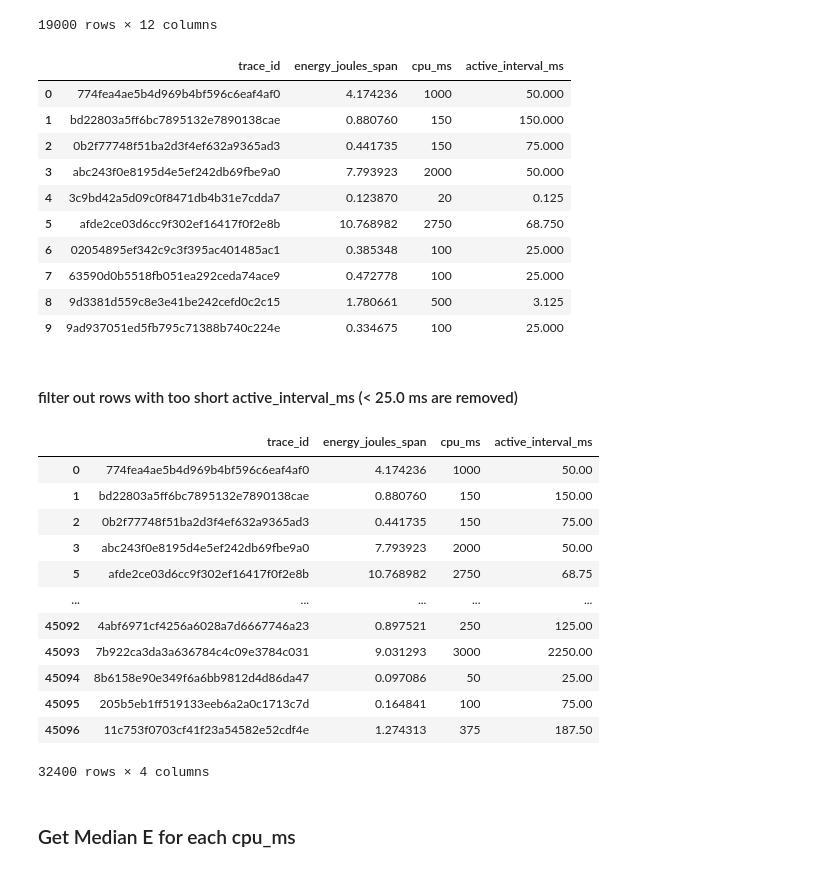
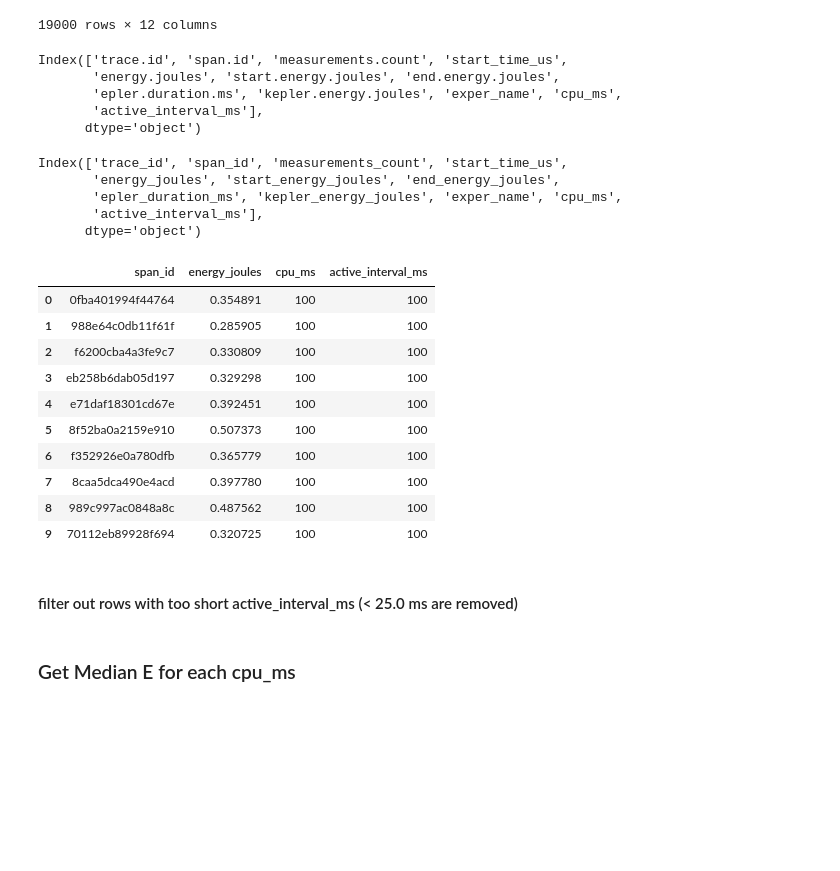
Before and after one commit to tedscott/SideProjects, a Jupyter notebook: E2EGHG/ReCalibrationTests.ipynb, the cells around one changed output. Saved outputs shown, nothing was run; the diff lists cells and outputs as text; code cells hidden in the pictures; blank space fills up the shorter version.

```diff
--- a/E2EGHG/ReCalibrationTests.ipynb
+++ b/E2EGHG/ReCalibrationTests.ipynb
@@ -42,46 +42,46 @@ df_spans_500
 | 18998 | cdef1565e8c225e2c2a6d65710ff0cd8 | 3fd4bd202eff1ccf | 8 | 1774517424573234 | 1.879143 | 3773.554981 | ... |
 | 18999 | ce2cd3047f128d8b2f54882f98b0caea | 69b50186893a36fa | 8 | 1774517325028395 | 1.979366 | 3562.828389 | ... |
 19000 rows × 12 columns
+# %%
+df_spans_500.columns
+# %% [output]
+Index(['trace.id', 'span.id', 'measurements.count', 'start_time_us',
+       'energy.joules', 'start.energy.joules', 'end.energy.joules',
+       'epler.duration.ms', 'kepler.energy.joules', 'exper_name', 'cpu_ms',
+       'active_interval_ms'],
+      dtype='object')
+# %%
+# replace . with _ in column names
+df_spans_500.columns = df_spans_500.columns.str.replace('.', '_')
+df_spans_500.columns
+# %% [output]
+Index(['trace_id', 'span_id', 'measurements_count', 'start_time_us',
+       'energy_joules', 'start_energy_joules', 'end_energy_joules',
+       'epler_duration_ms', 'kepler_energy_joules', 'exper_name', 'cpu_ms',
+       'active_interval_ms'],
+      dtype='object')
 # %%
 # create reduced dataset for modeling
-df = df_spans_1000.drop([ 'samples', 'zone', 'timestamp',
-        'kepler_duration_sum_ms_span', 'kepler_energy_joules_span',
-         'start_energy_joules_span',
-        'end_energy_joules_span', 'start_energy_joules_kepler',
-        'end_energy_joules_kepler', 'exper_name', 'interval_ms',
-        'sleep_ms',  'idle_scrapping_ms', 'source_csv'], axis=1)
+df = df_spans_500.drop([ 'trace_id', 'measurements_count', 'start_time_us','start_energy_joules', 'end_energy_joules',
+       'epler_duration_ms', 'kepler_energy_joules', 'exper_name'], axis=1)
 df.head(10)
 # %% [output]
-|  | trace_id | energy_joules_span | cpu_ms | active_interval_ms |
-| 0 | 774fea4ae5b4d969b4bf596c6eaf4af0 | 4.174236 | 1000 | 50.000 |
-| 1 | bd22803a5ff6bc7895132e7890138cae | 0.880760 | 150 | 150.000 |
-| 2 | 0b2f77748f51ba2d3f4ef632a9365ad3 | 0.441735 | 150 | 75.000 |
-| 3 | abc243f0e8195d4e5ef242db69fbe9a0 | 7.793923 | 2000 | 50.000 |
-| 4 | 3c9bd42a5d09c0f8471db4b31e7cdda7 | 0.123870 | 20 | 0.125 |
-| 5 | afde2ce03d6cc9f302ef16417f0f2e8b | 10.768982 | 2750 | 68.750 |
-| 6 | 02054895ef342c9c3f395ac401485ac1 | 0.385348 | 100 | 25.000 |
-| 7 | 63590d0b5518fb051ea292ceda74ace9 | 0.472778 | 100 | 25.000 |
-| 8 | 9d3381d559c8e3e41be242cefd0c2c15 | 1.780661 | 500 | 3.125 |
-| 9 | 9ad937051ed5fb795c71388b740c224e | 0.334675 | 100 | 25.000 |
+|  | span_id | energy_joules | cpu_ms | active_interval_ms |
+| 0 | 0fba401994f44764 | 0.354891 | 100 | 100 |
+| 1 | 988e64c0db11f61f | 0.285905 | 100 | 100 |
+| 2 | f6200cba4a3fe9c7 | 0.330809 | 100 | 100 |
+| 3 | eb258b6dab05d197 | 0.329298 | 100 | 100 |
+| 4 | e71daf18301cd67e | 0.392451 | 100 | 100 |
+| 5 | 8f52ba0a2159e910 | 0.507373 | 100 | 100 |
+| 6 | f352926e0a780dfb | 0.365779 | 100 | 100 |
+| 7 | 8caa5dca490e4acd | 0.397780 | 100 | 100 |
+| 8 | 989c997ac0848a8c | 0.487562 | 100 | 100 |
+| 9 | 70112eb89928f694 | 0.320725 | 100 | 100 |
 # %% [markdown]
 #### filter out rows with too short active_interval_ms (< 25.0 ms are removed)
 # %%
-df = df.query('active_interval_ms >= 25.0')
-df
+# df = df.query('active_interval_ms >= 25.0')
+# df
-# %% [output]
-|  | trace_id | energy_joules_span | cpu_ms | active_interval_ms |
-| 0 | 774fea4ae5b4d969b4bf596c6eaf4af0 | 4.174236 | 1000 | 50.00 |
-| 1 | bd22803a5ff6bc7895132e7890138cae | 0.880760 | 150 | 150.00 |
-| 2 | 0b2f77748f51ba2d3f4ef632a9365ad3 | 0.441735 | 150 | 75.00 |
-| 3 | abc243f0e8195d4e5ef242db69fbe9a0 | 7.793923 | 2000 | 50.00 |
-| 5 | afde2ce03d6cc9f302ef16417f0f2e8b | 10.768982 | 2750 | 68.75 |
-| ... | ... | ... | ... | ... |
-| 45092 | 4abf6971cf4256a6028a7d6667746a23 | 0.897521 | 250 | 125.00 |
-| 45093 | 7b922ca3da3a636784c4c09e3784c031 | 9.031293 | 3000 | 2250.00 |
-| 45094 | 8b6158e90e349f6a6bb9812d4d86da47 | 0.097086 | 50 | 25.00 |
-| 45095 | 205b5eb1ff519133eeb6a2a0c1713c7d | 0.164841 | 100 | 75.00 |
-| 45096 | 11c753f0703cf41f23a54582e52cdf4e | 1.274313 | 375 | 187.50 |
-32400 rows × 4 columns
 # %% [markdown]
 ### Get Median E for each cpu_ms
 # %%
```
Also changed, not shown: parts of 8 cells of this notebook, 2 other files.
